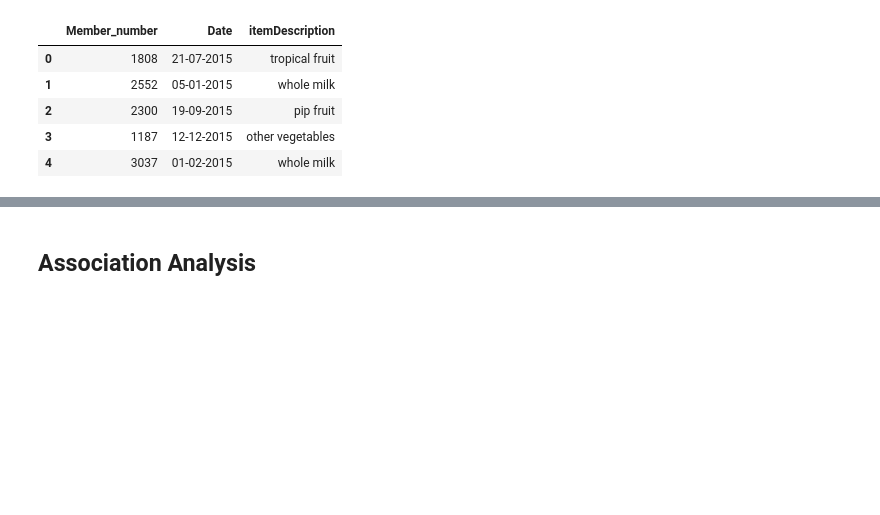
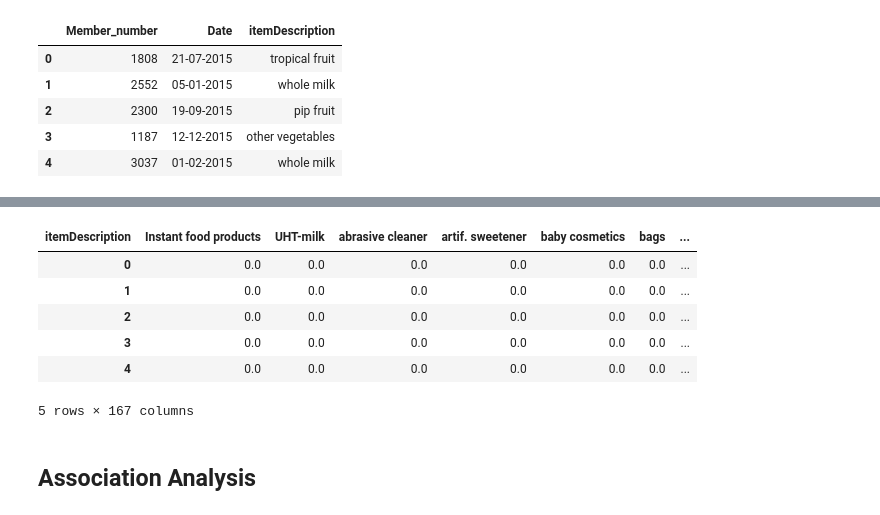
Before and after one commit to intelspeedstep/IDS748, a Jupyter notebook: Groceries Association Analysis.ipynb, the cells around one changed output, grey strips where cells are left out. Saved outputs shown, nothing was run; the diff lists cells and outputs as text; code cells hidden in the pictures; blank space fills up the shorter version.

```diff
--- a/Groceries Association Analysis.ipynb
+++ b/Groceries Association Analysis.ipynb
@@ -45,4 +123,12 @@ df.head()
 # %%
-# removing columns in the front
-df = df.iloc[:, 7:]
+# removing member_number and date
+df = df.iloc[:, 2:]
 df.head()
+# %% [output]
+| itemDescription | Instant food products | UHT-milk | abrasive cleaner | artif. sweetener | baby cosmetics | bags | ... |
+| 0 | 0.0 | 0.0 | 0.0 | 0.0 | 0.0 | 0.0 | ... |
+| 1 | 0.0 | 0.0 | 0.0 | 0.0 | 0.0 | 0.0 | ... |
+| 2 | 0.0 | 0.0 | 0.0 | 0.0 | 0.0 | 0.0 | ... |
+| 3 | 0.0 | 0.0 | 0.0 | 0.0 | 0.0 | 0.0 | ... |
+| 4 | 0.0 | 0.0 | 0.0 | 0.0 | 0.0 | 0.0 | ... |
+5 rows × 167 columns
```
Also changed, not shown: parts of 14 cells of this notebook.
